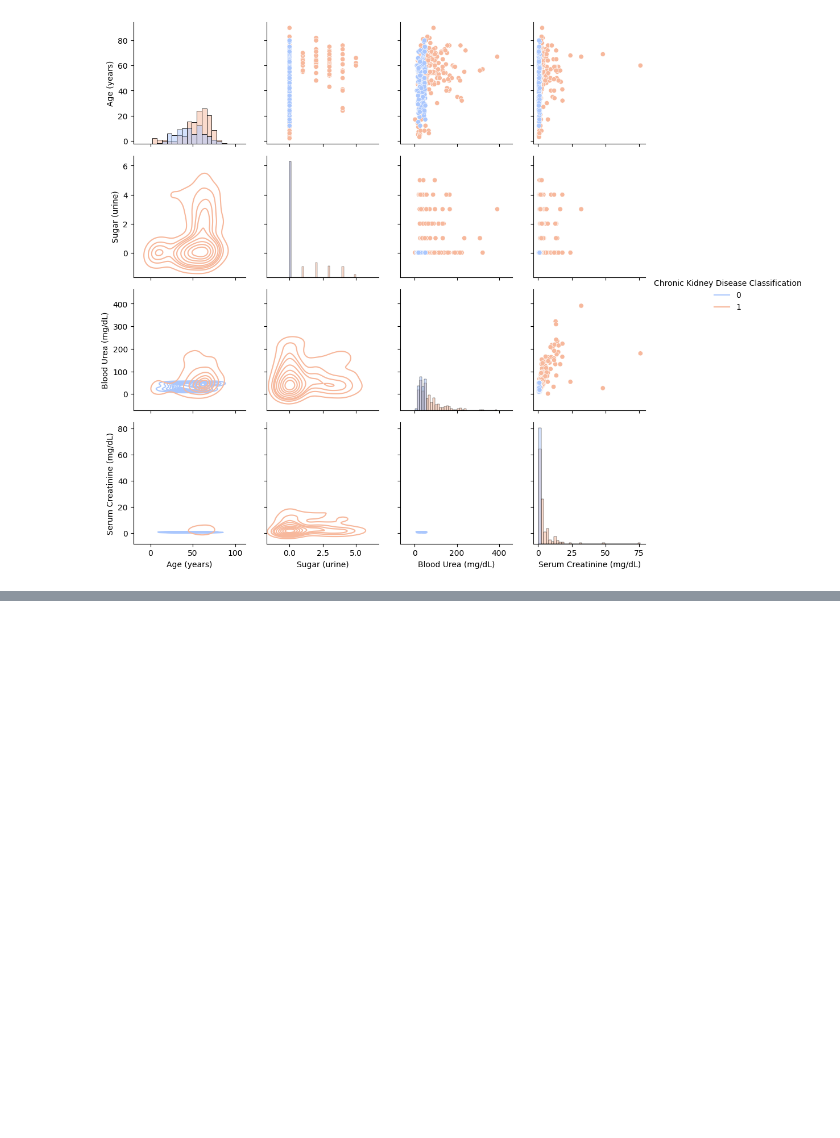
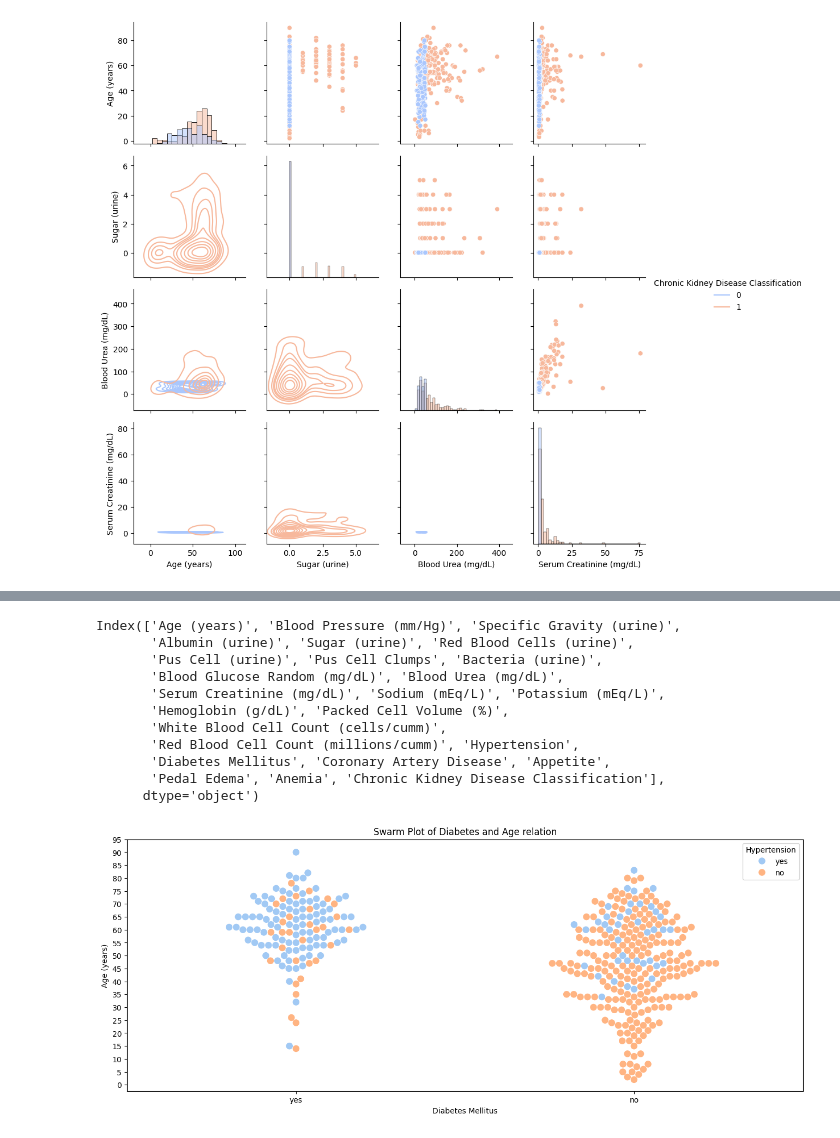
Before and after one commit to vedprakash8721/Abhishek-Data-Science-Portfolio, a Jupyter notebook: ML PW/Module 2 ( EDA exploratory data analysis )/EDA CHRONIC DATA .ipynb, the cells around one changed output, grey strips where cells are left out. Saved outputs shown, nothing was run; the diff lists cells and outputs as text; code cells hidden in the pictures; blank space fills up the shorter version.

```diff
--- a/ML PW/Module 2 ( EDA exploratory data analysis )/EDA CHRONIC DATA .ipynb
+++ b/ML PW/Module 2 ( EDA exploratory data analysis )/EDA CHRONIC DATA .ipynb
@@ -314,0 +346,21 @@ plt.show()
+# %%
+# Swarm Plot
+display(df.columns)
+plt.figure(figsize=(16,6))
+sns.swarmplot(x='Diabetes Mellitus',y='Age (years)',hue='Hypertension',data=df,palette='pastel',size=9)
+plt.title('Swarm Plot of Diabetes and Age relation')
+plt.yticks(range(0,100,5))
+plt.show()
+# %% [output]
+Index(['Age (years)', 'Blood Pressure (mm/Hg)', 'Specific Gravity (urine)',
+       'Albumin (urine)', 'Sugar (urine)', 'Red Blood Cells (urine)',
+       'Pus Cell (urine)', 'Pus Cell Clumps', 'Bacteria (urine)',
+       'Blood Glucose Random (mg/dL)', 'Blood Urea (mg/dL)',
+       'Serum Creatinine (mg/dL)', 'Sodium (mEq/L)', 'Potassium (mEq/L)',
+       'Hemoglobin (g/dL)', 'Packed Cell Volume (%)',
+       'White Blood Cell Count (cells/cumm)',
+       'Red Blood Cell Count (millions/cumm)', 'Hypertension',
+       'Diabetes Mellitus', 'Coronary Artery Disease', 'Appetite',
+       'Pedal Edema', 'Anemia', 'Chronic Kidney Disease Classification'],
+      dtype='object')
+[figure, added]
```
Also changed, not shown: parts of 3 cells of this notebook.
